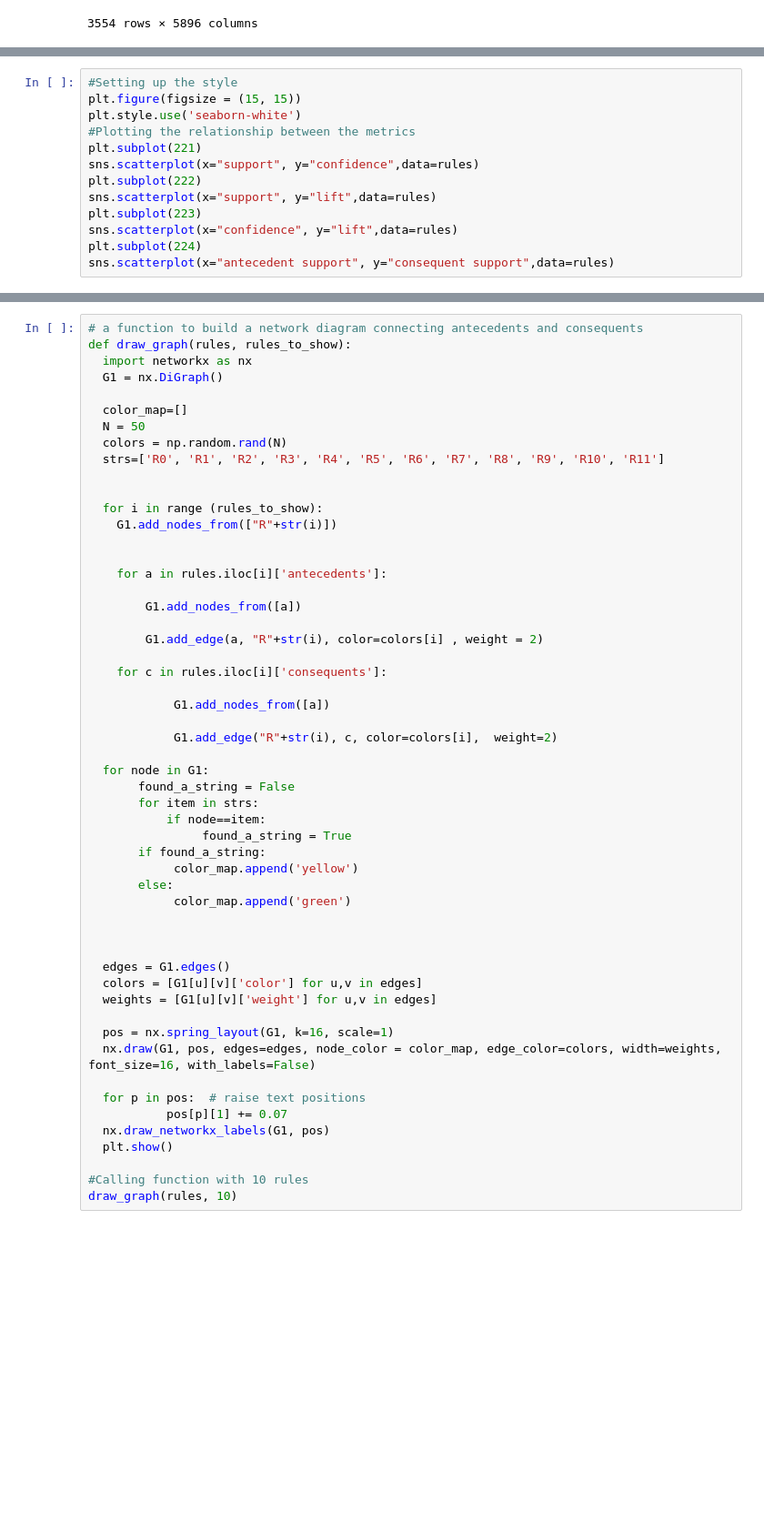
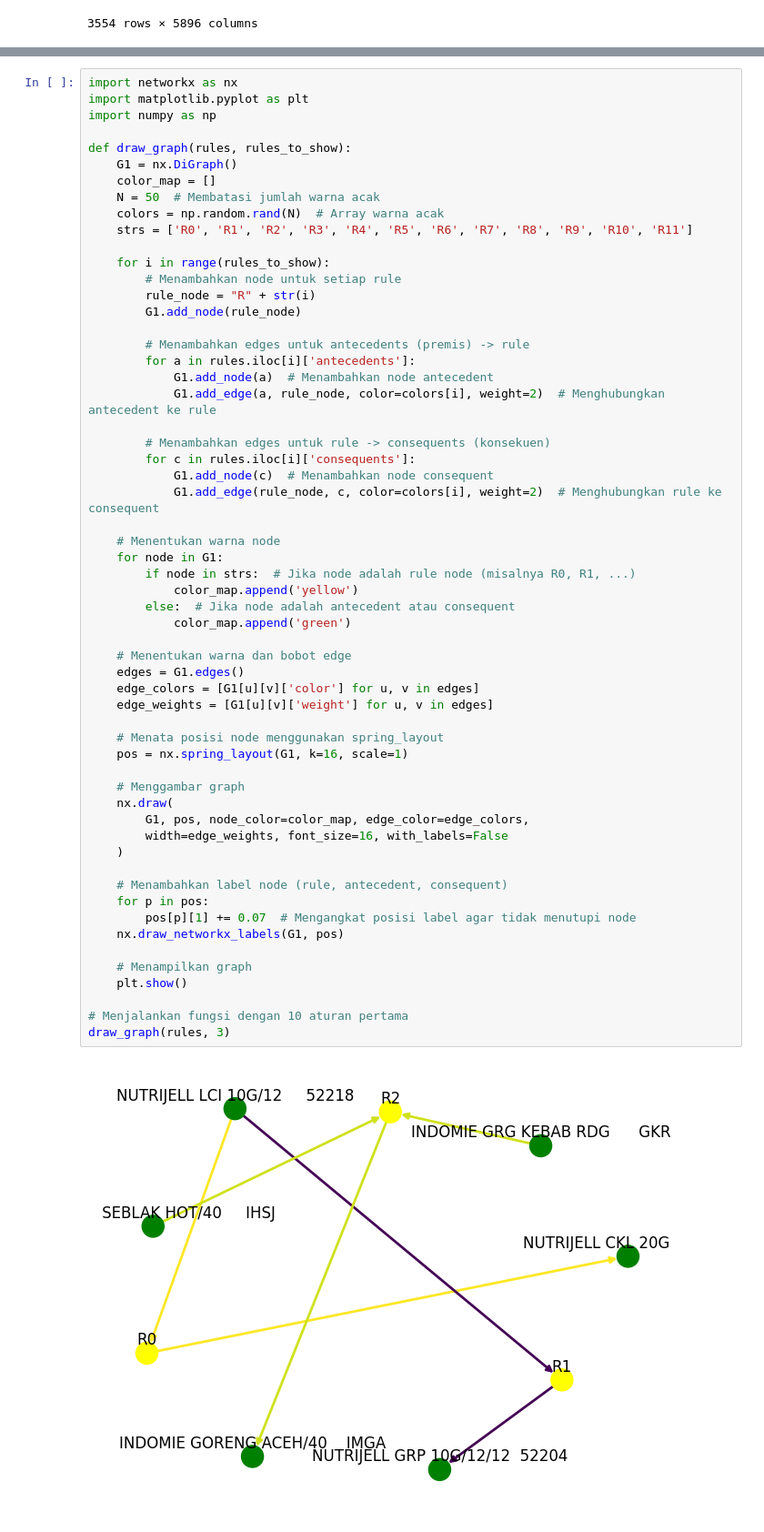
Before and after one commit to nadinealiyah/sakinah-mart, a Jupyter notebook: algoritma_apriori2.ipynb, the cells around one changed output, grey strips where cells are left out. Shown: that part at 91% size. Drawn from its saved outputs; the diff is of its cells as text; blank space fills up the shorter version.

```diff
--- a/algoritma_apriori2.ipynb
+++ b/algoritma_apriori2.ipynb
@@ -138,13 +188,0 @@ NameError: name 'rules' is not defined
-# %%
-#Setting up the style
-plt.figure(figsize = (15, 15))
-plt.style.use('seaborn-white')
-#Plotting the relationship between the metrics
-plt.subplot(221)
-sns.scatterplot(x="support", y="confidence",data=rules)
-plt.subplot(222)
-sns.scatterplot(x="support", y="lift",data=rules)
-plt.subplot(223)
-sns.scatterplot(x="confidence", y="lift",data=rules)
-plt.subplot(224)
-sns.scatterplot(x="antecedent support", y="consequent support",data=rules)
@@ -154,54 +189,60 @@ OSError: 'seaborn-white' is not a valid package style, path of style file, URL o
 # %%
-# a function to build a network diagram connecting antecedents and consequents
+import networkx as nx
+import matplotlib.pyplot as plt
+import numpy as np
+
 def draw_graph(rules, rules_to_show):
-  import networkx as nx
-  G1 = nx.DiGraph()
+    G1 = nx.DiGraph()
+    color_map = []
+    N = 50  # Membatasi jumlah warna acak
+    colors = np.random.rand(N)  # Array warna acak
+    strs = ['R0', 'R1', 'R2', 'R3', 'R4', 'R5', 'R6', 'R7', 'R8', 'R9', 'R10', 'R11']
 
-  color_map=[]
-  N = 50
-  colors = np.random.rand(N)
-  strs=['R0', 'R1', 'R2', 'R3', 'R4', 'R5', 'R6', 'R7', 'R8', 'R9', 'R10', 'R11']
+    for i in range(rules_to_show):
+        # Menambahkan node untuk setiap rule
+        rule_node = "R" + str(i)
+        G1.add_node(rule_node)
 
+        # Menambahkan edges untuk antecedents (premis) -> rule
+        for a in rules.iloc[i]['antecedents']:
+            G1.add_node(a)  # Menambahkan node antecedent
+            G1.add_edge(a, rule_node, color=colors[i], weight=2)  # Menghubungkan antecedent ke rule
 
-  for i in range (rules_to_show):
-    G1.add_nodes_from(["R"+str(i)])
+        # Menambahkan edges untuk rule -> consequents (konsekuen)
+        for c in rules.iloc[i]['consequents']:
+            G1.add_node(c)  # Menambahkan node consequent
+            G1.add_edge(rule_node, c, color=colors[i], weight=2)  # Menghubungkan rule ke consequent
 
-
-    for a in rules.iloc[i]['antecedents']:
-
-        G1.add_nodes_from([a])
-
-        G1.add_edge(a, "R"+str(i), color=colors[i] , weight = 2)
-
-    for c in rules.iloc[i]['consequents']:
-
-            G1.add_nodes_from([a])
-
-            G1.add_edge("R"+str(i), c, color=colors[i],  weight=2)
-
-  for node in G1:
-       found_a_string = False
-       for item in strs:
-           if node==item:
-                found_a_string = True
-       if found_a_string:
+    # Menentukan warna node
+    for node in G1:
+        if node in strs:  # Jika node adalah rule node (misalnya R0, R1, ...)
             color_map.append('yellow')
-       else:
+        else:  # Jika node adalah antecedent atau consequent
             color_map.append('green')
 
+    # Menentukan warna dan bobot edge
+    edges = G1.edges()
+    edge_colors = [G1[u][v]['color'] for u, v in edges]
+    edge_weights = [G1[u][v]['weight'] for u, v in edges]
 
+    # Menata posisi node menggunakan spring_layout
+    pos = nx.spring_layout(G1, k=16, scale=1)
 
-  edges = G1.edges()
-  colors = [G1[u][v]['color'] for u,v in edges]
-  weights = [G1[u][v]['weight'] for u,v in edges]
+    # Menggambar graph
+    nx.draw(
+        G1, pos, node_color=color_map, edge_color=edge_colors,
+        width=edge_weights, font_size=16, with_labels=False
+    )
 
-  pos = nx.spring_layout(G1, k=16, scale=1)
-  nx.draw(G1, pos, edges=edges, node_color = color_map, edge_color=colors, width=weights, font_size=16, with_labels=False)
+    # Menambahkan label node (rule, antecedent, consequent)
+    for p in pos:
+        pos[p][1] += 0.07  # Mengangkat posisi label agar tidak menutupi node
+    nx.draw_networkx_labels(G1, pos)
 
-  for p in pos:  # raise text positions
-           pos[p][1] += 0.07
-  nx.draw_networkx_labels(G1, pos)
-  plt.show()
+    # Menampilkan graph
+    plt.show()
 
-#Calling function with 10 rules
-draw_graph(rules, 10)
+# Menjalankan fungsi dengan 10 aturan pertama
+draw_graph(rules, 3)
+# %% [output]
+[figure, added]
```
Also changed, not shown: parts of 5 cells of this notebook, 8 other files.
